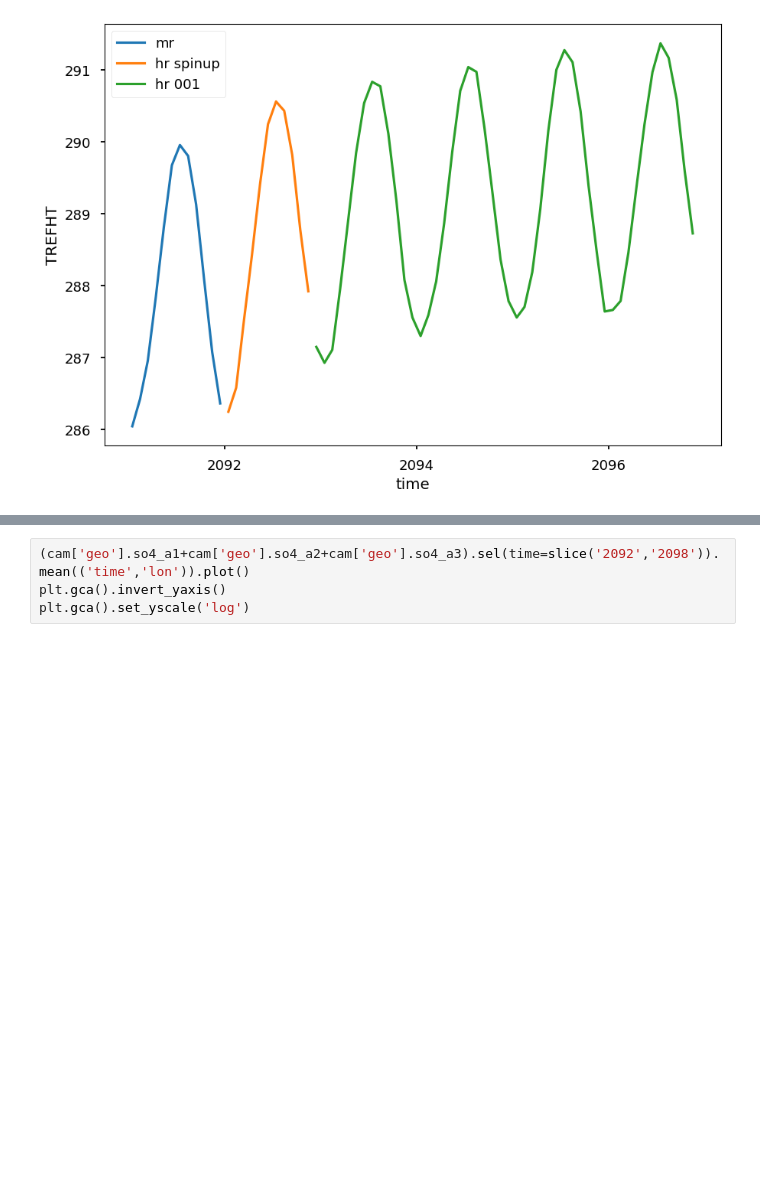
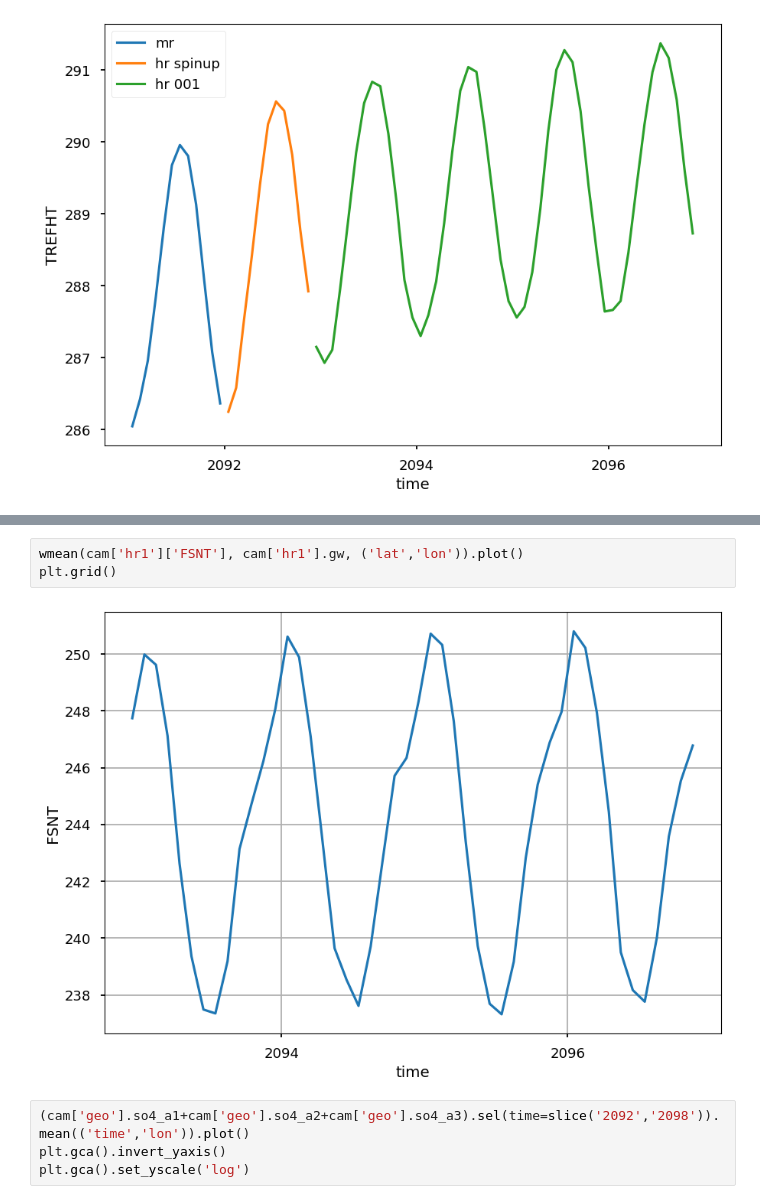
Before and after one commit to JdeJong96/sai-git, a Jupyter notebook: sai/jupyter/hres_check_14aug.ipynb, the cells around one changed output, grey strips where cells are left out. Saved outputs shown, nothing was run; the diff lists cells and outputs as text; blank space fills up the shorter version.

```diff
--- a/sai/jupyter/hres_check_14aug.ipynb
+++ b/sai/jupyter/hres_check_14aug.ipynb
@@ -258,3 +264,8 @@ plt.legend()
+# %%
+wmean(cam['hr1']['FSNT'], cam['hr1'].gw, ('lat','lon')).plot()
+plt.grid()
+# %% [output]
+[figure, added]
 # %%
 (cam['geo'].so4_a1+cam['geo'].so4_a2+cam['geo'].so4_a3).sel(time=slice('2092','2098')).mean(('time','lon')).plot()
 plt.gca().invert_yaxis()
```
Also changed, not shown: parts of 7 cells of this notebook.
